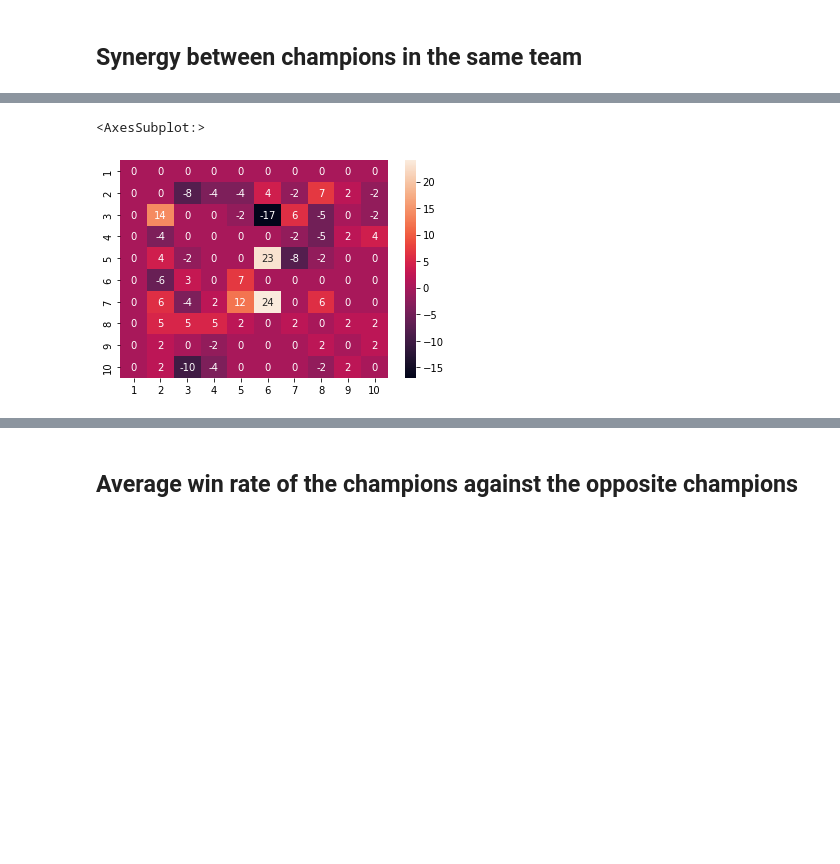
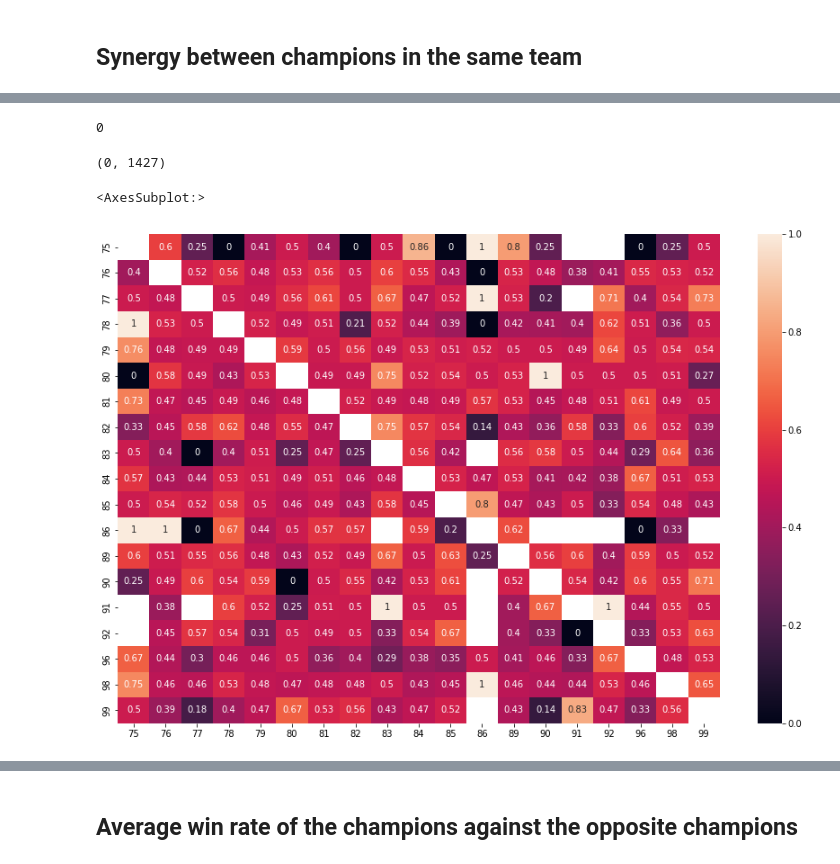
Before and after one commit to stephanyvargas/LoL_winner_predictor, a Jupyter notebook: notebooks/feature_engineer_Stephy.ipynb, the cells around one changed output, grey strips where cells are left out. Drawn from its saved outputs; the diff is of its cells as text; code cells hidden in the pictures; blank space fills up the shorter version.

Commit message:
synergy between champions working

```diff
--- a/notebooks/feature_engineer_Stephy.ipynb
+++ b/notebooks/feature_engineer_Stephy.ipynb
@@ -243,0 +199,3 @@ Name: outcome, dtype: int64
+# %%
+champions_play_together = pd.DataFrame(np.zeros([len(champions_id_unique), len(champions_id_unique)]), columns=champions_id_unique, index=champions_id_unique)
+champions_play_together
@@ -243,0 +234,8 @@ Name: outcome, dtype: int64
+# %%
+for champion_a in tqdm(champions_id_unique):
+    champions_played_together_list = list(df_result.loc[df_result[df_result.champion_id == champion_a].index]['champion_id'])
+    for champion_b in champions_played_together_list:
+        if champion_a == champion_b:
+            continue
+        else:
+            champions_play_together.loc[champion_a][champion_b] += 1
@@ -243,0 +259,8 @@ Name: outcome, dtype: int64
+# %%
+for champ_a in tqdm(champions_id_unique):
+    champ_played_together_won_list = list(df_result.loc[df_result[(df_result.champion_id == champ_a) & (df_result.outcome == 1)].index]['champion_id'])
+    for champ_b in champ_played_together_won_list:
+        if champ_a == champ_b:
+            continue
+        else:
+            champions_won_together.loc[champ_a][champ_b] += 1
@@ -243,0 +284,3 @@ Name: outcome, dtype: int64
+# %%
+champions_won_percentage = champions_won_together.div(champions_play_together)
+champions_won_percentage
@@ -244,11 +321,21 @@ Name: outcome, dtype: int64
+# %%
+#check that there is no division by zero
+np.isinf(champions_won_percentage).values.sum()
+# %% [output]
+0
+# %%
+np.isnan(champions_won_percentage_imputed).values.sum(), np.isnan(champions_won_percentage).values.sum()
+# %% [output]
+(0, 1427)
 # %%
 import seaborn as sns
 %matplotlib inline
 
 import matplotlib.pyplot as plt
 
-sns.heatmap(champions_synergy.loc[:10, :10], annot=True)#, cmap='RdYlGn_r')
+plt.subplots(figsize=(15,10))
+sns.heatmap(champions_won_percentage.loc[75:100, 75:100], annot=True)#, cmap='RdYlGn_r')
 #champions_synergy.style.background_gradient(cmap='Blues')
 # %% [output]
 <AxesSubplot:>
-[figure, old version]
+[figure, new version]
```
Also changed, not shown: parts of 34 cells of this notebook.
